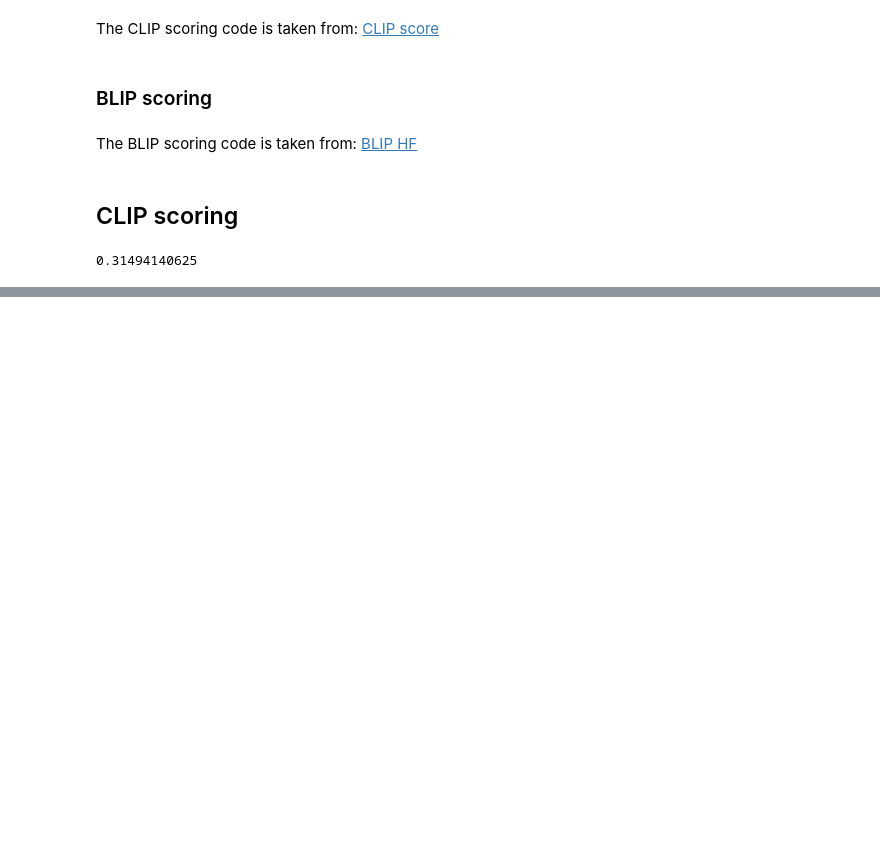
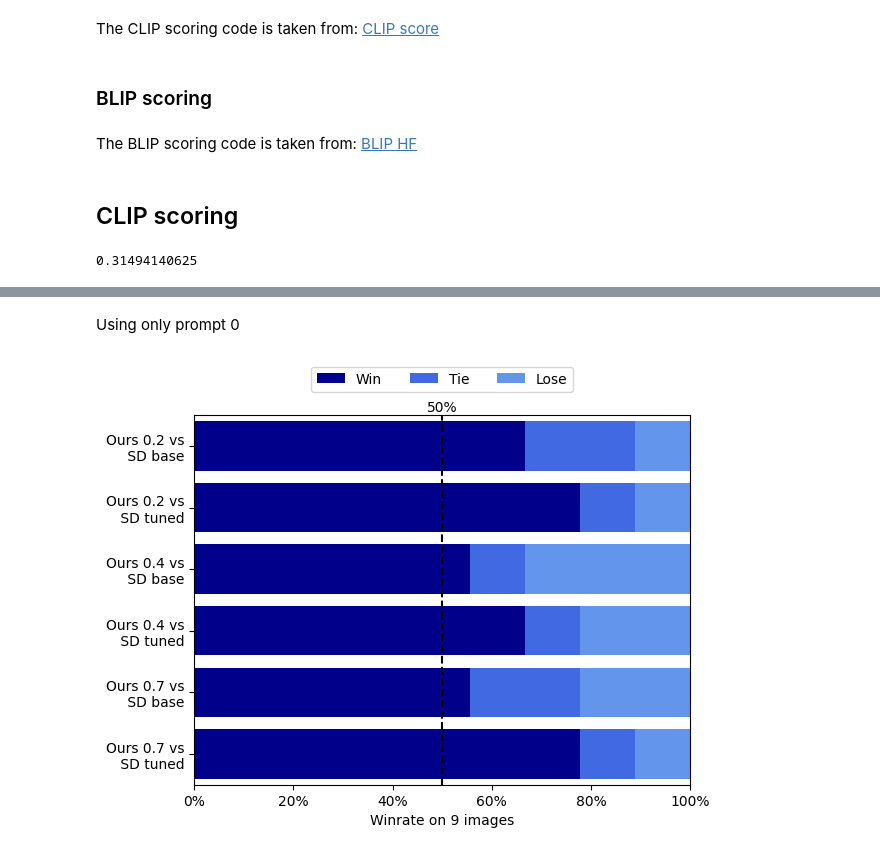
Before and after one commit to safouaneelg/SRT2I, a Jupyter notebook: tutorial/scoring.ipynb, the cells around one changed output, grey strips where cells are left out. Cells and saved outputs as stored; diff of their text form; code cells hidden in the pictures; blank space fills up the shorter version.

```diff
--- a/tutorial/scoring.ipynb
+++ b/tutorial/scoring.ipynb
@@ -82,0 +337,53 @@ tensor(-1.0700, grad_fn=<SelectBackward0>)
+# %% [markdown]
+Using only prompt 0
+# %%
+import matplotlib.pyplot as plt
+import numpy as np
+
+# data translation
+WINS02b, TIE02b, LOSE02b = 7, 1, 1
+WINS02k, TIE02k, LOSE02k = 5, 2, 2
+WINS04b, TIE04b, LOSE04b = 6, 1, 2
+WINS04k, TIE04k, LOSE04k = 5, 1, 3
+WINS07b, TIE07b, LOSE07b = 7, 1, 1
+WINS07k, TIE07k, LOSE07k = 6, 2, 1
+
+wins = [WINS02b, WINS02k, WINS04b, WINS04k, WINS07b, WINS07k]
+ties = [TIE02b, TIE02k, TIE04b, TIE04k, TIE07b, TIE07k]
+loses = [LOSE02b, LOSE02k, LOSE04b, LOSE04k, LOSE07b, LOSE07k]
+
+# percentages
+total_matches = 9
+percent_wins9 = [w / total_matches * 100 for w in wins]
+percent_ties9 = [t / total_matches * 100 for t in ties]
+percent_loses9 = [l / total_matches * 100 for l in loses]
+
+versuses = ['Ours 0.2 vs\n SD base', 'Ours 0.2 vs\n SD tuned', 'Ours 0.4 vs\n SD base', 'Ours 0.4 vs\n SD tuned', 'Ours 0.7 vs\n SD base', 'Ours 0.7 vs\n SD tuned']
+versuses = versuses[::-1]
+
+num_elements = len(wins)
+bar_width = 0.3
+x = np.arange(num_elements)
+
+# horizontal bar plots
+plt.barh(x, percent_wins9, label = "Win", color='darkblue')
+plt.barh(x, percent_ties9, label = "Tie", color='royalblue', left=percent_wins9)
+plt.barh(x, percent_loses9, label = "Lose", color='cornflowerblue', left=np.add(percent_wins9, percent_ties9))
+
+
+# plt.title('Match Outcomes')
+plt.xlabel('Winrate on 9 images')
+
+plt.ylim(-0.5, num_elements - 0.5)
+plt.yticks(x, versuses)
+
+plt.xlim(0, 100)
+plt.xticks(np.linspace(0, 100, 6), ['0%', '20%', '40%', '60%', '80%', '100%'])
+plt.axvline(x=50, color='black', linestyle='--')
+plt.text(50, num_elements - 0.5, '50%', ha='center', va='bottom')
+
+plt.legend(loc='upper center', bbox_to_anchor=(0.5, 1.15), ncol=3)
+
+plt.show()
+# %% [output]
+[figure, added]
```
Also changed, not shown: parts of 40 cells of this notebook, 1 other file.
